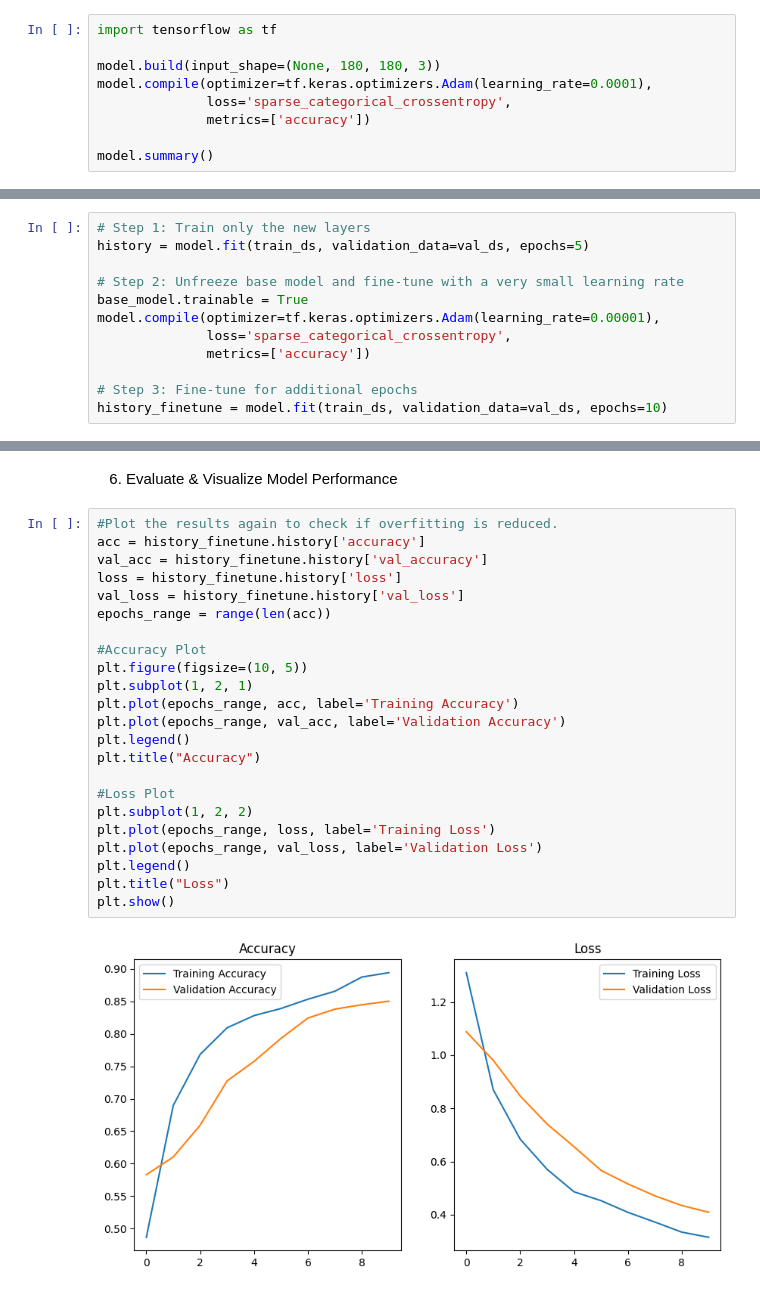
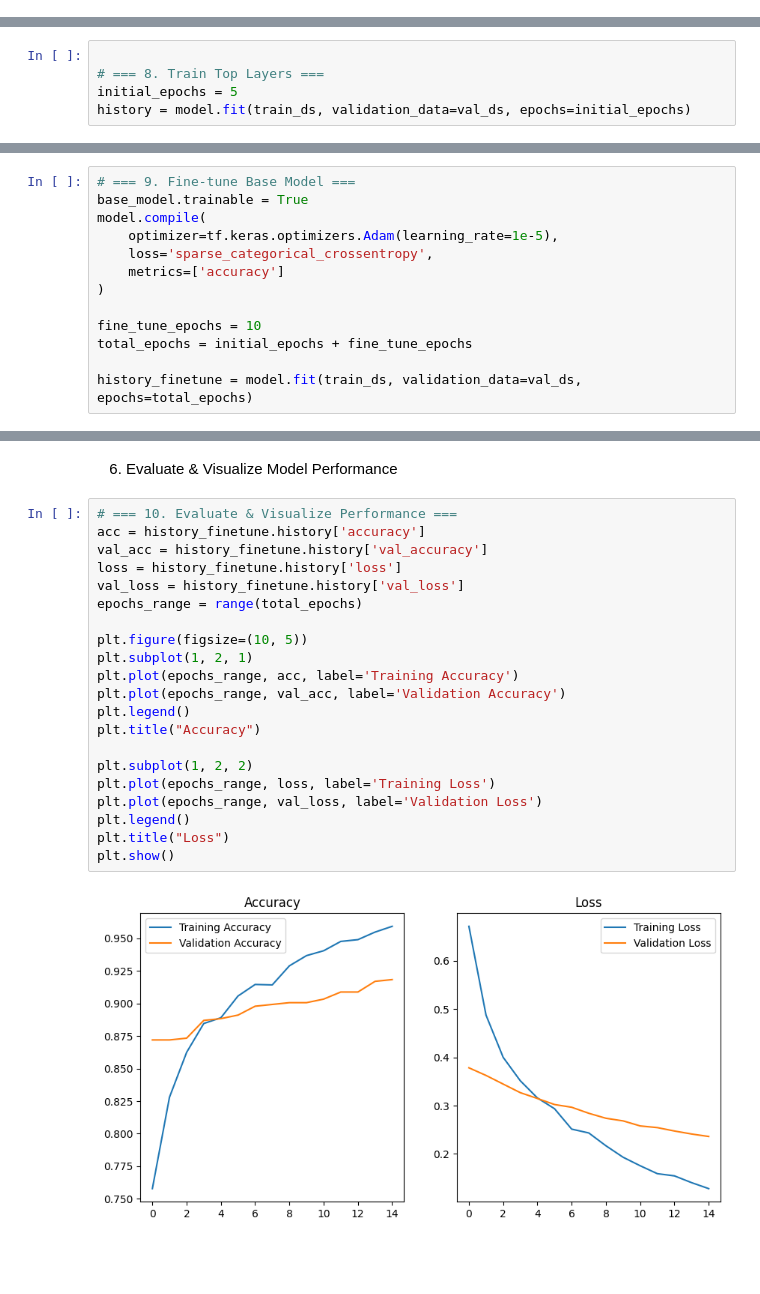
Before and after one commit to Clffordojuka/IMAGE_RECOGNITION-WITH-TENSORFLOW, a Jupyter notebook: image_recognition.ipynb, the cells around one changed output, grey strips where cells are left out. Drawn from its saved outputs; the diff is of its cells as text; blank space fills up the shorter version.

Commit message:
update the source code for model compatibility

```diff
--- a/image_recognition.ipynb
+++ b/image_recognition.ipynb
@@ -350,9 +193,0 @@ model = Sequential([
-# %%
-import tensorflow as tf
-
-model.build(input_shape=(None, 180, 180, 3))
-model.compile(optimizer=tf.keras.optimizers.Adam(learning_rate=0.0001),
-              loss='sparse_categorical_crossentropy',
-              metrics=['accuracy'])
-
-model.summary()
@@ -377,16 +194,9 @@ _________________________________________________________________
 # %% [markdown]
 5. Train & Fine-Tune Model
 # %%
-# Step 1: Train only the new layers
-history = model.fit(train_ds, validation_data=val_ds, epochs=5)
 
-# Step 2: Unfreeze base model and fine-tune with a very small learning rate
-base_model.trainable = True
-model.compile(optimizer=tf.keras.optimizers.Adam(learning_rate=0.00001),
-              loss='sparse_categorical_crossentropy',
-              metrics=['accuracy'])
-
-# Step 3: Fine-tune for additional epochs
-history_finetune = model.fit(train_ds, validation_data=val_ds, epochs=10)
+# === 8. Train Top Layers ===
+initial_epochs = 5
+history = model.fit(train_ds, validation_data=val_ds, epochs=initial_epochs)
 # %% [output]
 Epoch 1/5
@@ -408,0 +216,13 @@ Epoch 10/10
+# %%
+# === 9. Fine-tune Base Model ===
+base_model.trainable = True
+model.compile(
+    optimizer=tf.keras.optimizers.Adam(learning_rate=1e-5),
+    loss='sparse_categorical_crossentropy',
+    metrics=['accuracy']
+)
+
+fine_tune_epochs = 10
+total_epochs = initial_epochs + fine_tune_epochs
+
+history_finetune = model.fit(train_ds, validation_data=val_ds, epochs=total_epochs)
@@ -409,28 +247,26 @@ Epoch 10/10
 # %% [markdown]
 6. Evaluate & Visualize Model Performance
 # %%
-#Plot the results again to check if overfitting is reduced.
+# === 10. Evaluate & Visualize Performance ===
 acc = history_finetune.history['accuracy']
 val_acc = history_finetune.history['val_accuracy']
 loss = history_finetune.history['loss']
 val_loss = history_finetune.history['val_loss']
-epochs_range = range(len(acc))
+epochs_range = range(total_epochs)
 
-#Accuracy Plot
 plt.figure(figsize=(10, 5))
 plt.subplot(1, 2, 1)
 plt.plot(epochs_range, acc, label='Training Accuracy')
 plt.plot(epochs_range, val_acc, label='Validation Accuracy')
 plt.legend()
 plt.title("Accuracy")
 
-#Loss Plot
 plt.subplot(1, 2, 2)
 plt.plot(epochs_range, loss, label='Training Loss')
 plt.plot(epochs_range, val_loss, label='Validation Loss')
 plt.legend()
 plt.title("Loss")
 plt.show()
 # %% [output]
-[figure, old version]
+[figure, new version]
 # %%
```
Also changed, not shown: parts of 24 cells of this notebook, 7 other files.
